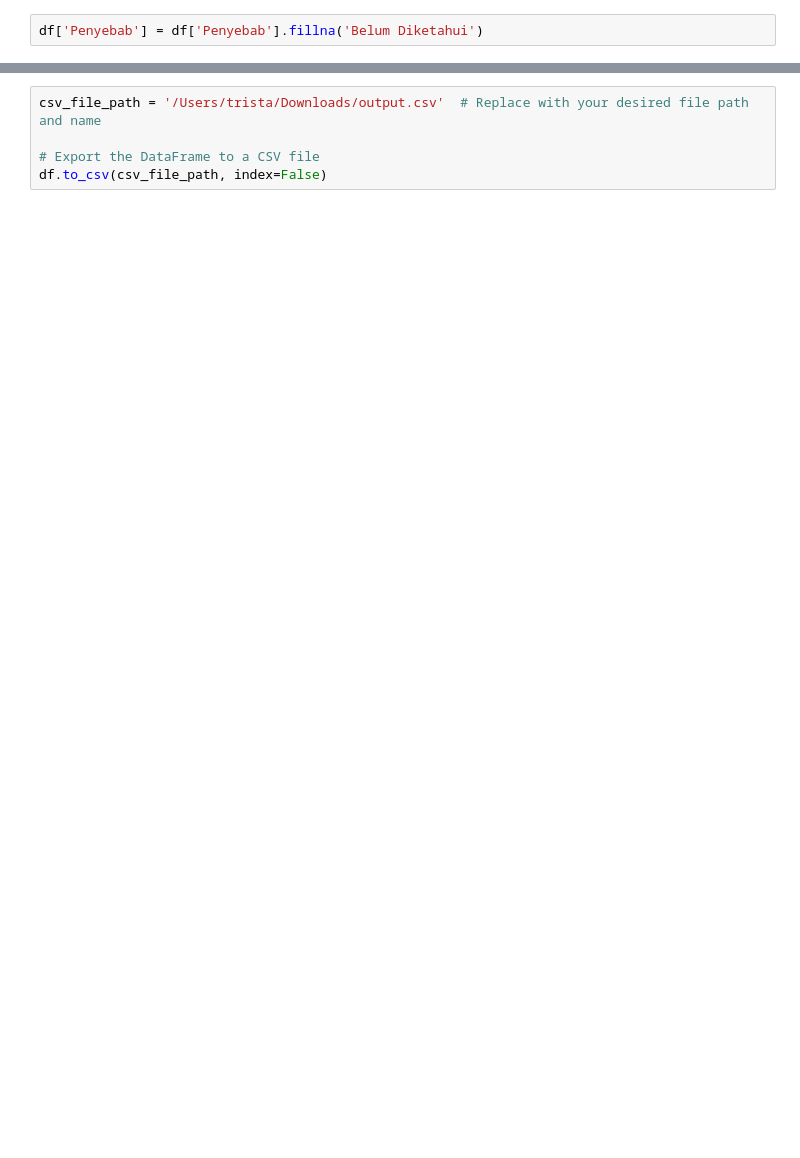
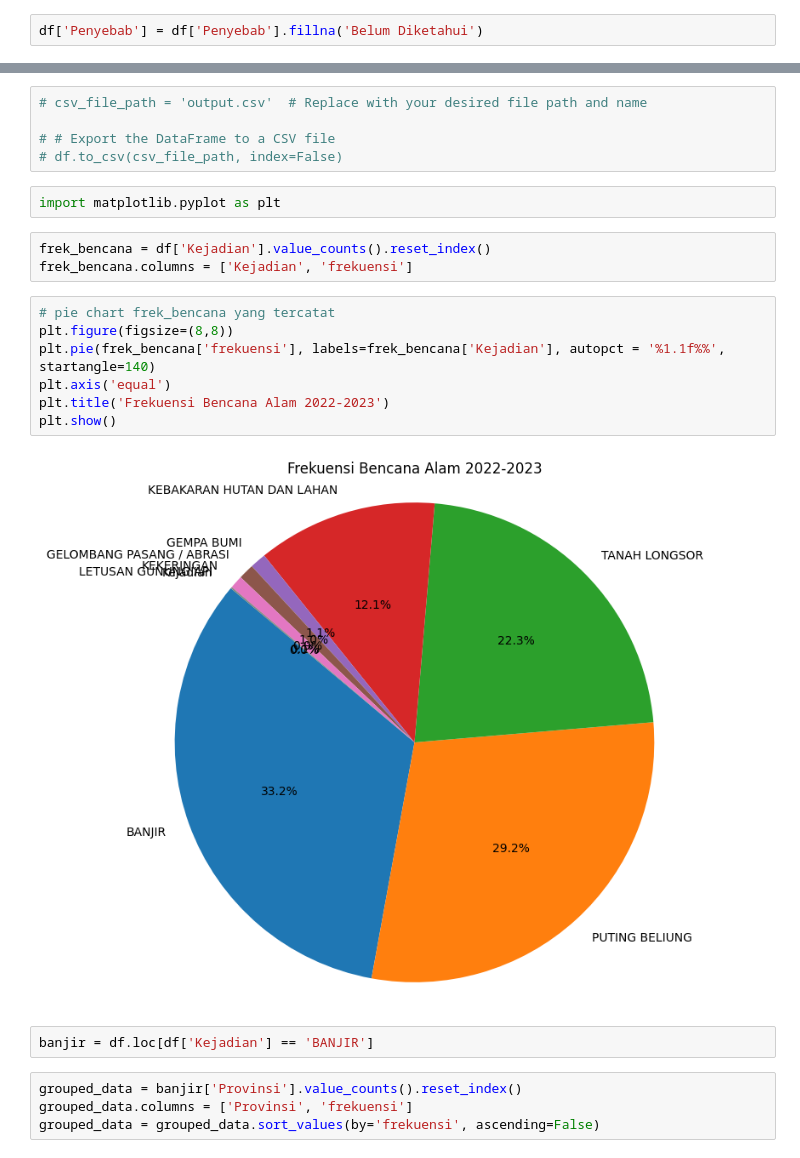
Before and after one commit to reswaratrista/DAD-Final_PlatL, a Jupyter notebook: cleaning_data_bencana.ipynb, the cells around one changed output, grey strips where cells are left out. Drawn from its saved outputs; the diff is of its cells as text; blank space fills up the shorter version.

```diff
--- a/cleaning_data_bencana.ipynb
+++ b/cleaning_data_bencana.ipynb
@@ -91,5 +89,25 @@ df
 # %%
-csv_file_path = '/Users/trista/Downloads/output.csv'  # Replace with your desired file path and name
+# csv_file_path = 'output.csv'  # Replace with your desired file path and name
 
-# Export the DataFrame to a CSV file
-df.to_csv(csv_file_path, index=False)
+# # Export the DataFrame to a CSV file
+# df.to_csv(csv_file_path, index=False)
+# %%
+import matplotlib.pyplot as plt
+# %%
+frek_bencana = df['Kejadian'].value_counts().reset_index()
+frek_bencana.columns = ['Kejadian', 'frekuensi']
+# %%
+# pie chart frek_bencana yang tercatat
+plt.figure(figsize=(8,8))
+plt.pie(frek_bencana['frekuensi'], labels=frek_bencana['Kejadian'], autopct = '%1.1f%%', startangle=140)
+plt.axis('equal')
+plt.title('Frekuensi Bencana Alam 2022-2023')
+plt.show()
+# %% [output]
+[figure, added]
+# %%
+banjir = df.loc[df['Kejadian'] == 'BANJIR']
+# %%
+grouped_data = banjir['Provinsi'].value_counts().reset_index()
+grouped_data.columns = ['Provinsi', 'frekuensi']
+grouped_data = grouped_data.sort_values(by='frekuensi', ascending=False)
```
Also changed, not shown: parts of 12 cells of this notebook, 1 other file.
